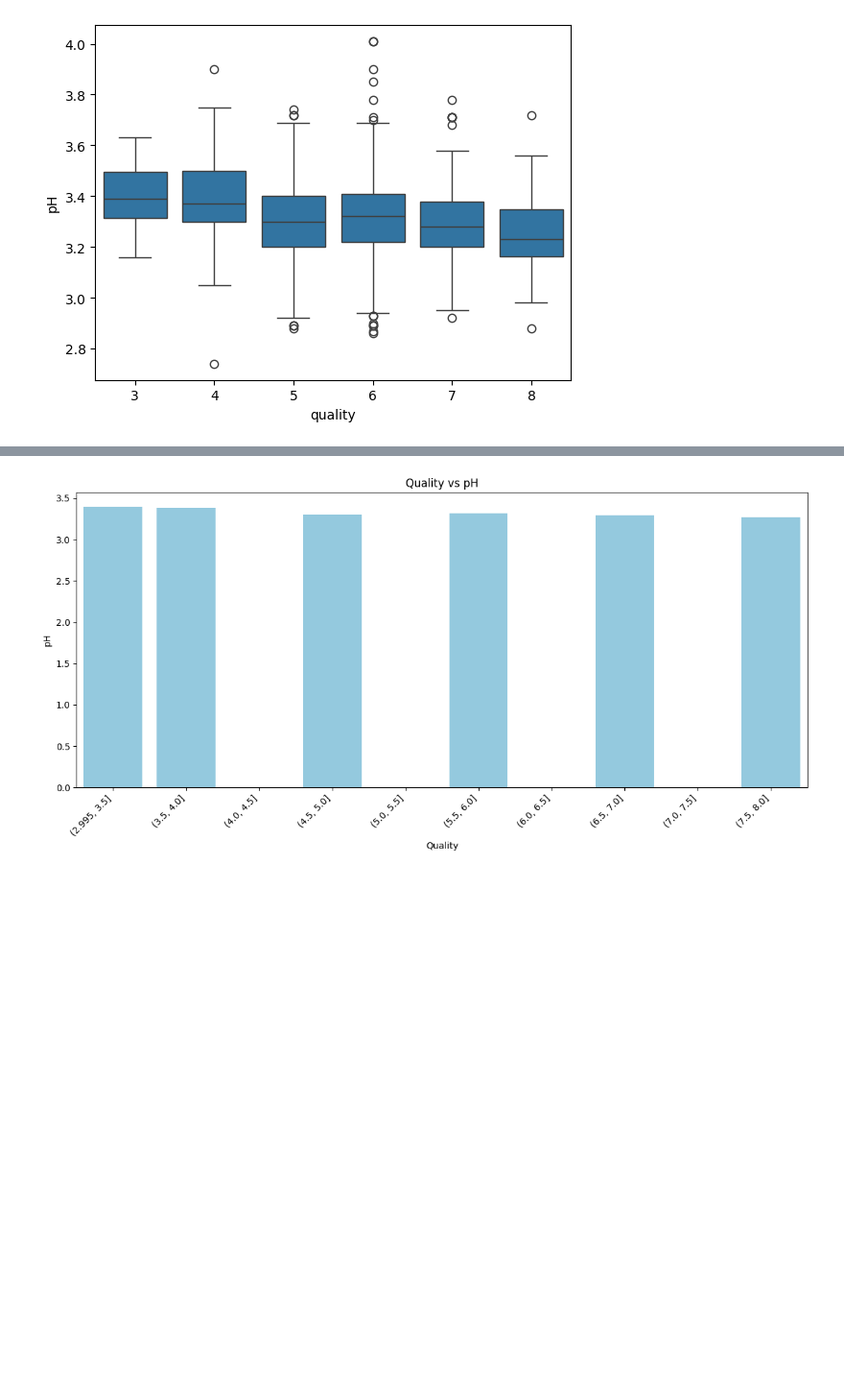
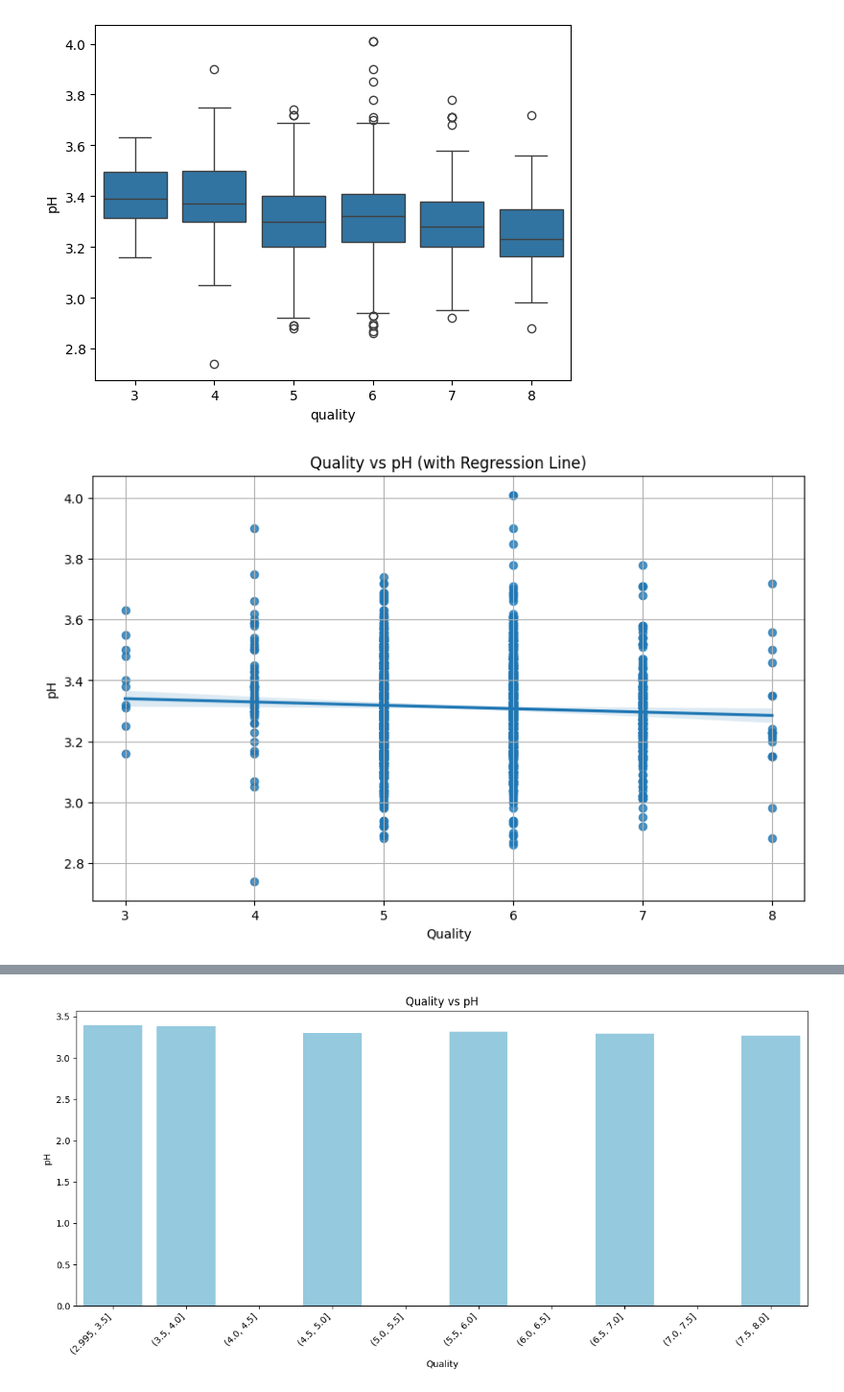
Before and after one commit to HappyGithub-dev/Wine-Data-Analysis, a Jupyter notebook: Wine_Quality_Analysis_using_neural_networks.ipynb, the cells around one changed output, grey strips where cells are left out. Shown at 96% size. Saved outputs shown, nothing was run; the diff lists cells and outputs as text; code cells hidden in the pictures; blank space fills up the shorter version.

```diff
--- a/Wine_Quality_Analysis_using_neural_networks.ipynb
+++ b/Wine_Quality_Analysis_using_neural_networks.ipynb
@@ -168,3 +179,14 @@ sns.boxplot(data=wine_data, x='quality', y='pH')
 plt.savefig('quality_vs_pH_boxplot.png')
 # %% [output]
 [figure]
+# %%
+plt.figure(figsize=(10, 6))
+sns.regplot(data=wine_data, x='quality', y='pH')
+plt.title('Quality vs pH (with Regression Line)')
+plt.xlabel('Quality')
+plt.ylabel('pH')
+plt.grid(True)
+plt.savefig('quality_vs_pH_regression.png', dpi=300)
+plt.show()
+# %% [output]
+[figure, added]
```
Also changed, not shown: parts of 4 cells of this notebook.
